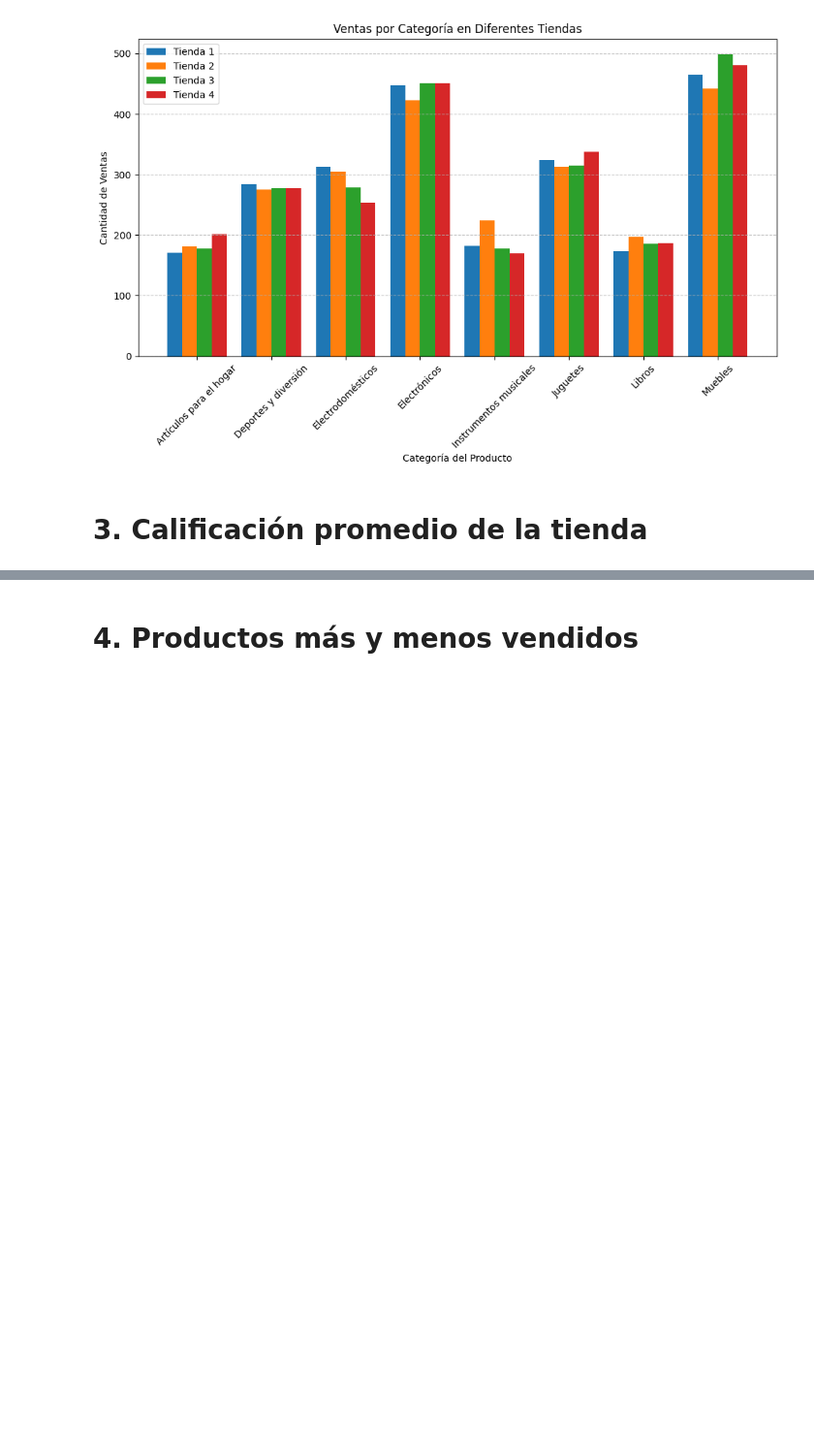
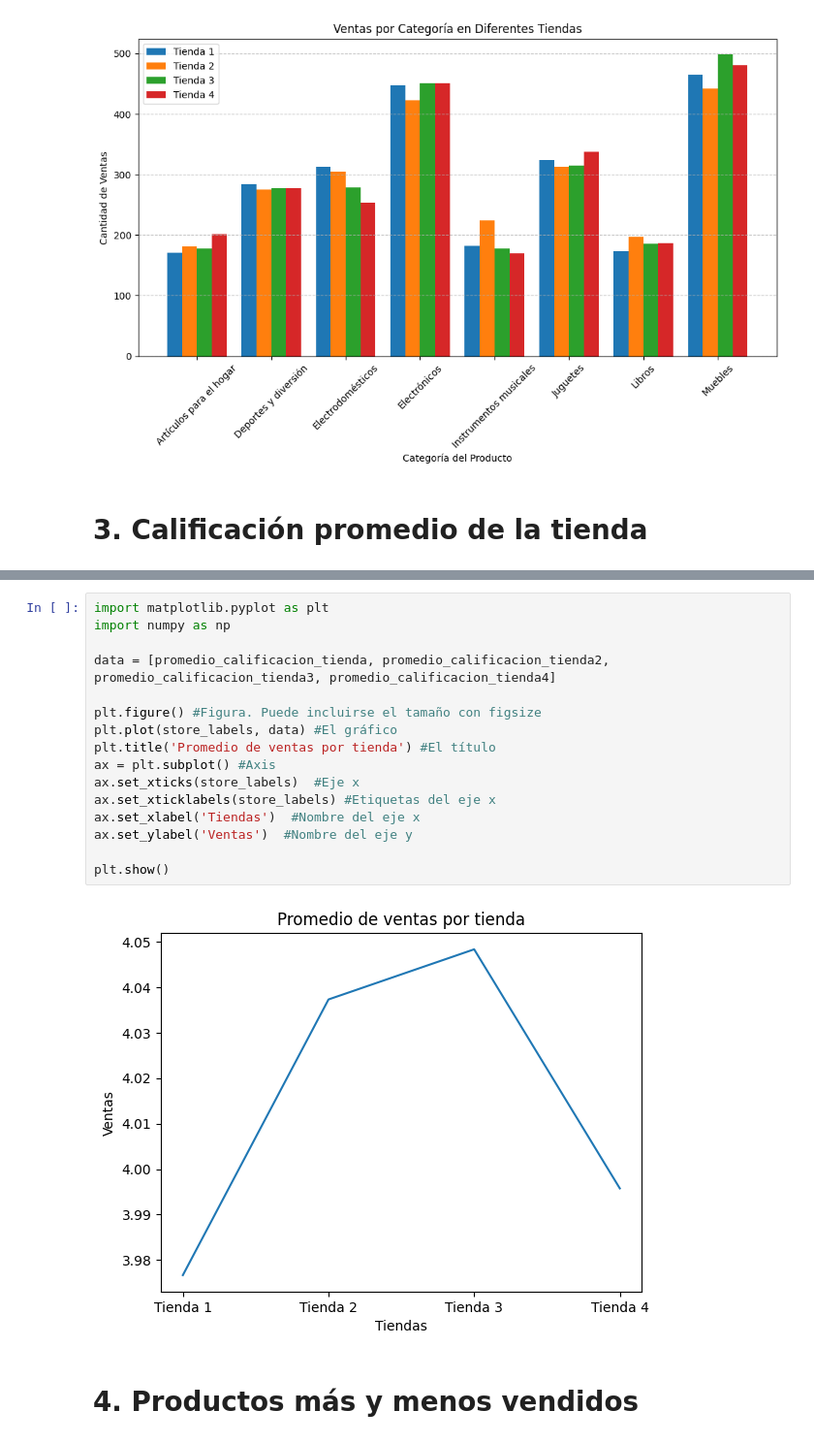
Before and after one commit to jOBenites/challenge1-data-science, a Jupyter notebook: AluraStoreLatam.ipynb, the cells around one changed output, grey strips where cells are left out. Shown at 97% size. Cells and saved outputs as stored; diff of their text form; blank space fills up the shorter version.

```diff
--- a/AluraStoreLatam.ipynb
+++ b/AluraStoreLatam.ipynb
@@ -120,3 +132,21 @@ print(promedio_calificacion_tienda, promedio_calificacion_tienda2, promedio_cali
+# %%
+import matplotlib.pyplot as plt
+import numpy as np
+
+data = [promedio_calificacion_tienda, promedio_calificacion_tienda2, promedio_calificacion_tienda3, promedio_calificacion_tienda4]
+
+plt.figure() #Figura. Puede incluirse el tamaño con figsize
+plt.plot(store_labels, data) #El gráfico
+plt.title('Promedio de ventas por tienda') #El título
+ax = plt.subplot() #Axis
+ax.set_xticks(store_labels)  #Eje x
+ax.set_xticklabels(store_labels) #Etiquetas del eje x
+ax.set_xlabel('Tiendas')  #Nombre del eje x
+ax.set_ylabel('Ventas')  #Nombre del eje y
+
+plt.show()
+# %% [output]
+[figure, added]
 # %% [markdown]
 # 4. Productos más y menos vendidos
 # %%
```
Also changed, not shown: parts of 9 cells of this notebook.
